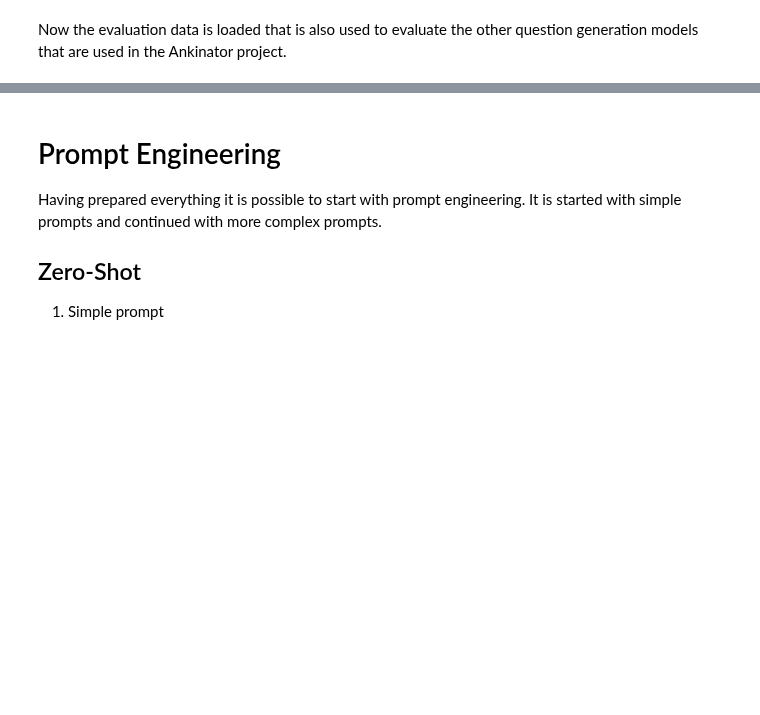
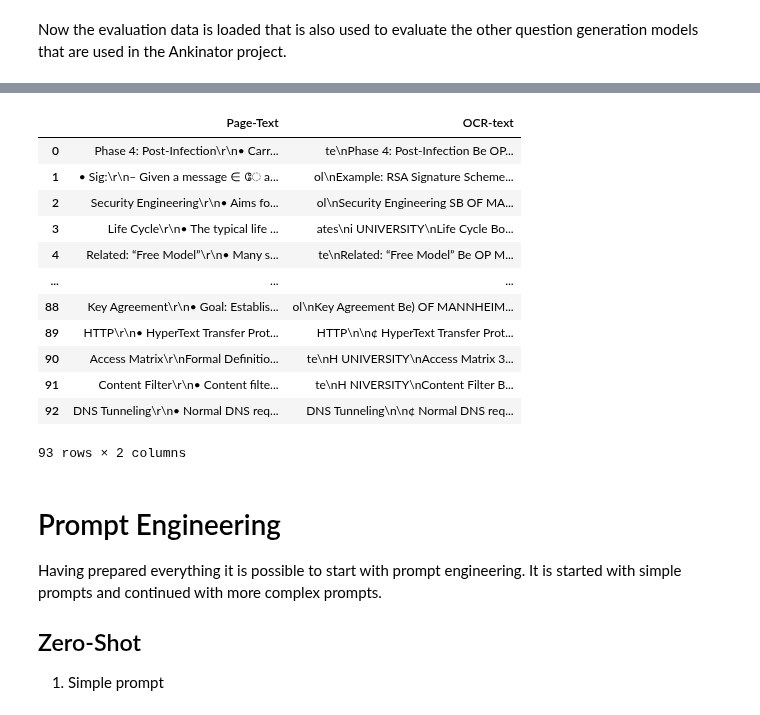
Before and after one commit to Ankinator/ankinator-flashcard-models, a Jupyter notebook: notebooks/models/chatGPT/chatGPT_question_generation.ipynb, the cells around one changed output, grey strips where cells are left out. Saved outputs shown, nothing was run; the diff lists cells and outputs as text; code cells hidden in the pictures; blank space fills up the shorter version.

```diff
--- a/notebooks/models/chatGPT/chatGPT_question_generation.ipynb
+++ b/notebooks/models/chatGPT/chatGPT_question_generation.ipynb
@@ -51,7 +52,7 @@ extracted_content = pd.read_csv(file_path)
 # %%
 file_path = '../../../datasets/Goldstandard.csv'
 
-goldstandard = pd.read_csv(file_path, delimiter=';')
+goldstandard = pd.read_csv(file_path).drop_duplicates()
 
 # Remove unnecessary columns
 goldstandard.drop(['PDF-Name', 'Comment','Page Number'], axis=1, inplace=True)
@@ -116,3 +118,19 @@ references = goldstandard_test[["Question"]]
+# %%
+content
+# %% [output]
+|  | Page-Text | OCR-text |
+| 0 | Phase 4: Post-Infection\r\n• Carr... | te\nPhase 4: Post-Infection Be OP... |
+| 1 | • Sig:\r\n– Given a message ∈ ே a... | ol\nExample: RSA Signature Scheme... |
+| 2 | Security Engineering\r\n• Aims fo... | ol\nSecurity Engineering SB OF MA... |
+| 3 | Life Cycle\r\n• The typical life ... | ates\ni UNIVERSITY\nLife Cycle Bo... |
+| 4 | Related: “Free Model”\r\n• Many s... | te\nRelated: “Free Model” Be OP M... |
+| ... | ... | ... |
+| 88 | Key Agreement\r\n• Goal: Establis... | ol\nKey Agreement Be) OF MANNHEIM... |
+| 89 | HTTP\r\n• HyperText Transfer Prot... | HTTP\n\n¢ HyperText Transfer Prot... |
+| 90 | Access Matrix\r\nFormal Definitio... | te\nH UNIVERSITY\nAccess Matrix 3... |
+| 91 | Content Filter\r\n• Content filte... | te\nH NIVERSITY\nContent Filter B... |
+| 92 | DNS Tunneling\r\n• Normal DNS req... | DNS Tunneling\n\n¢ Normal DNS req... |
+93 rows × 2 columns
 # %% [markdown]
 # Prompt Engineering
 Having prepared everything it is possible to start with prompt engineering. It is started with simple prompts and continued with more complex prompts.
```
Also changed, not shown: parts of 7 cells of this notebook.
